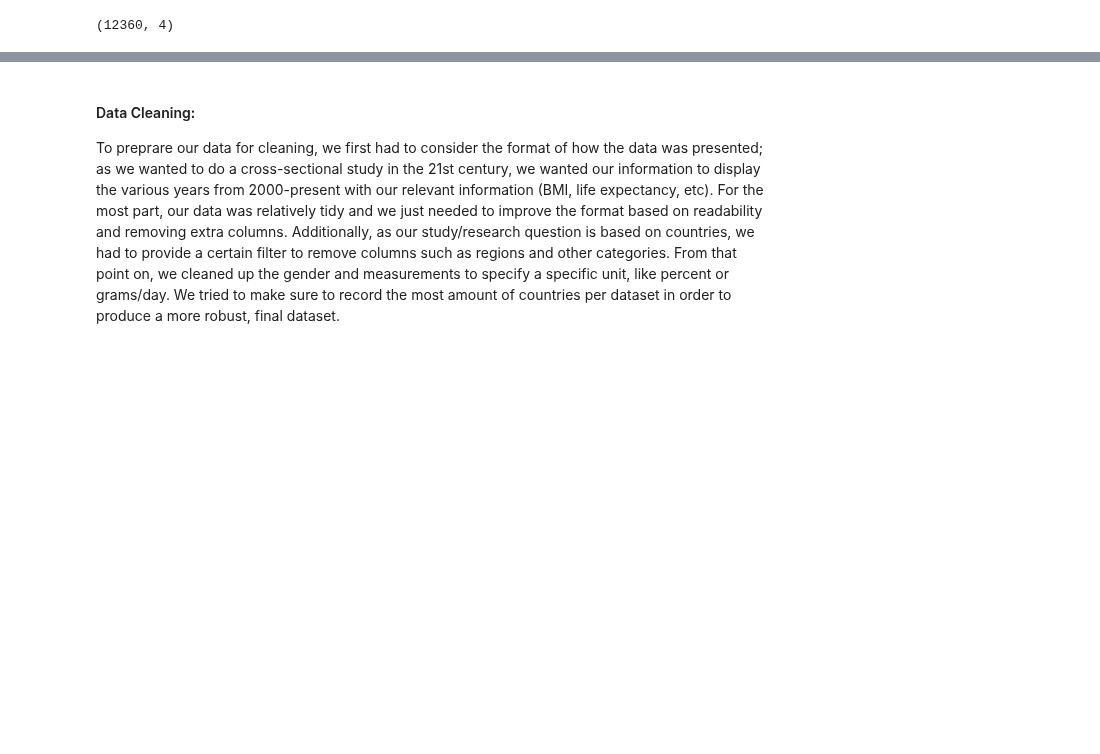
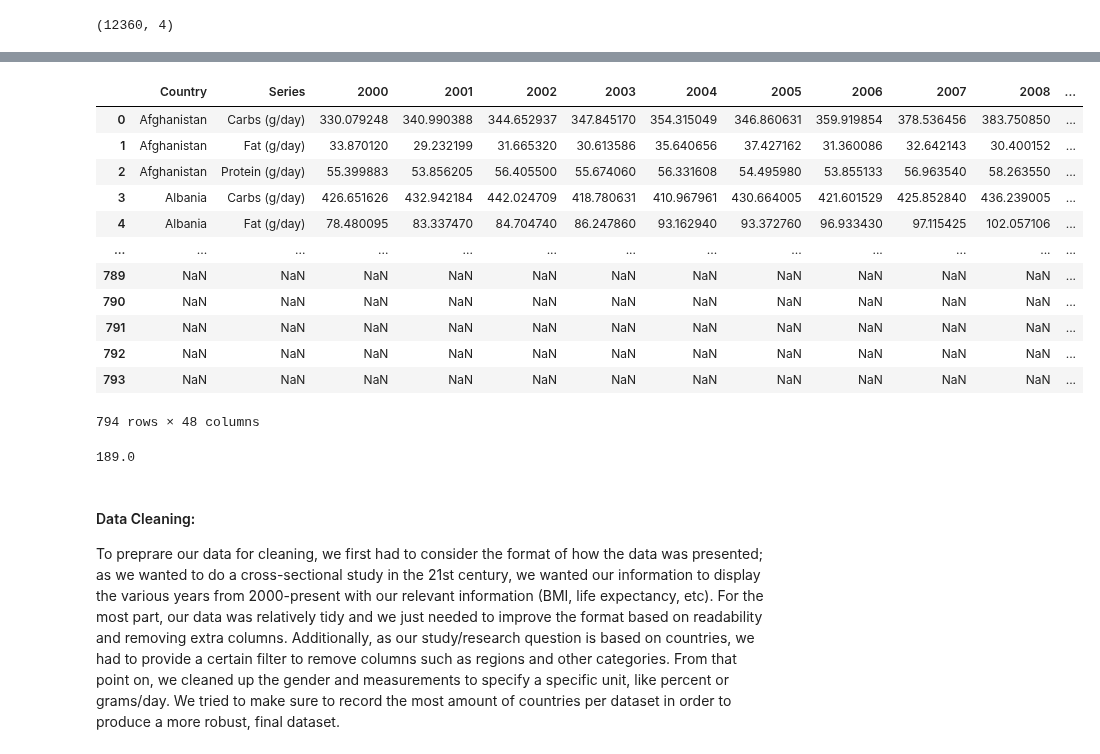
Before and after one commit to COGS108/Group074_WI24, a Jupyter notebook: DataCheckpoint_Group074_WI24.ipynb, the cells around one changed output, grey strips where cells are left out. Saved outputs shown, nothing was run; the diff lists cells and outputs as text; code cells hidden in the pictures; blank space fills up the shorter version.

Commit message:
fix data

```diff
--- a/DataCheckpoint_Group074_WI24.ipynb
+++ b/DataCheckpoint_Group074_WI24.ipynb
@@ -290,7 +290,7 @@ fat_supply.head()
 
 pivot_df = fat_supply.pivot(index='Country', columns=['Year'], values='Fat_Per_capita')
 pivot_df.insert(0, 'series','Fat (g/person/day)')
-fat_supply = pivot_df
+fat_supply2 = pivot_df
 # %%
 fat_supply.to_csv('./cleaned_datasets/fat_per_capita_clean.csv', index=False)
 # %% [markdown]
@@ -547,5 +562,42 @@ countries
 # %%
 countries.to_csv('./cleaned_datasets/protein_per_capita_clean.csv', index=False)
+# %%
+# Merge all three datasets
+# countries, sugar, fat_supply
+merged_df = pd.concat([fat_supply, countries, sugar], ignore_index=True)
+temp = pd.merge(fat_supply, countries, on = ['Year', 'Country'])
+temp = pd.merge(temp, sugar, on = ['Country', 'Year'])
+temp.drop(['Code_x', 'Code_y', 'index'], axis = 1, inplace = True)
+temp.columns = ['Country', 'Year', 'Fat (g/day)', 'Protein (g/day)', 'Carbs (g/day)']
+temp
+
+
+temp = temp.groupby(['Country', 'Year'], as_index=False)[['Fat (g/day)', 'Protein (g/day)', 'Carbs (g/day)']].sum()
+# .pivot(index='Country', columns='Year', values=['Protein', 'Fat_Per_capita', 'Carbs'])
+temp
+
+melted_df = temp.melt(id_vars=['Country', 'Year'], var_name='Series', value_name='Value')
+
+# Pivot the melted DataFrame
+pivot_df = melted_df.pivot(index=['Country', 'Series'], columns='Year', values='Value').reset_index()
+# %% [output]
+|  | Country | Series | 2000 | 2001 | 2002 | 2003 | 2004 | 2005 | 2006 | 2007 | 2008 | ... |
+| 0 | Afghanistan | Carbs (g/day) | 330.079248 | 340.990388 | 344.652937 | 347.845170 | 354.315049 | 346.860631 | 359.919854 | 378.536456 | 383.750850 | ... |
+| 1 | Afghanistan | Fat (g/day) | 33.870120 | 29.232199 | 31.665320 | 30.613586 | 35.640656 | 37.427162 | 31.360086 | 32.642143 | 30.400152 | ... |
+| 2 | Afghanistan | Protein (g/day) | 55.399883 | 53.856205 | 56.405500 | 55.674060 | 56.331608 | 54.495980 | 53.855133 | 56.963540 | 58.263550 | ... |
+| 3 | Albania | Carbs (g/day) | 426.651626 | 432.942184 | 442.024709 | 418.780631 | 410.967961 | 430.664005 | 421.601529 | 425.852840 | 436.239005 | ... |
+| 4 | Albania | Fat (g/day) | 78.480095 | 83.337470 | 84.704740 | 86.247860 | 93.162940 | 93.372760 | 96.933430 | 97.115425 | 102.057106 | ... |
+| ... | ... | ... | ... | ... | ... | ... | ... | ... | ... | ... | ... | ... |
+| 789 | NaN | NaN | NaN | NaN | NaN | NaN | NaN | NaN | NaN | NaN | NaN | ... |
+| 790 | NaN | NaN | NaN | NaN | NaN | NaN | NaN | NaN | NaN | NaN | NaN | ... |
+| 791 | NaN | NaN | NaN | NaN | NaN | NaN | NaN | NaN | NaN | NaN | NaN | ... |
+| 792 | NaN | NaN | NaN | NaN | NaN | NaN | NaN | NaN | NaN | NaN | NaN | ... |
+| 793 | NaN | NaN | NaN | NaN | NaN | NaN | NaN | NaN | NaN | NaN | NaN | ... |
+794 rows × 48 columns
+# %%
+567/3
+# %% [output]
+189.0
 # %% [markdown]
 #### Data Cleaning:
 
```
Also changed, not shown: parts of 2 cells of this notebook, 3 other files.
